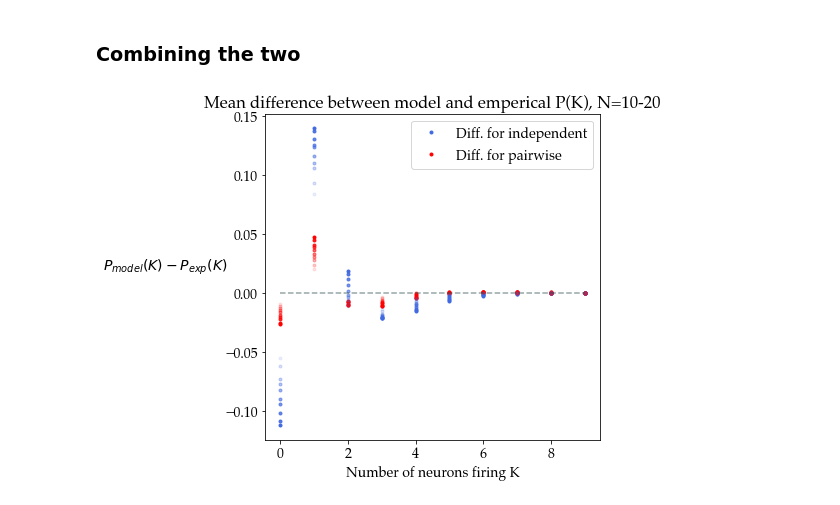
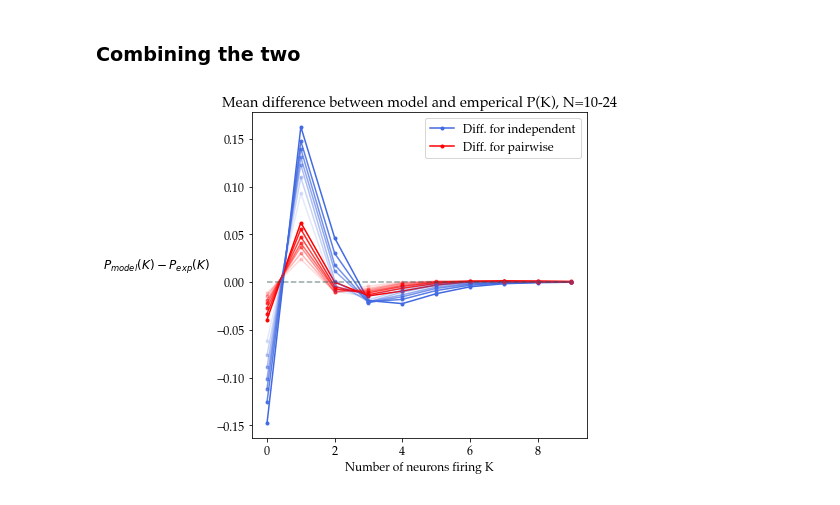
Before and after one commit to abramschon/maxent, a Jupyter notebook: notebooks/correlations.ipynb, the cells around one changed output. Cells and saved outputs as stored; diff of their text form; code cells hidden in the pictures.

```diff
--- a/notebooks/correlations.ipynb
+++ b/notebooks/correlations.ipynb
@@ -10,4 +8,4 @@ import matplotlib.pyplot as plt
 # %%
 from matplotlib import rc
 rc('font',**{'family':'serif','serif':['Palatino']})
-plt.rcParams["font.size"] = 14
+plt.rcParams["font.size"] = 12
@@ -245,13 +295,15 @@ for N in Ns[-1::-1]:
     plt.figure(figsize=(6,6))
     plt.ylim((-2.5,1))
     pks, ind_pks, _ = load_pks(N)
-    trunc = N # truncate the Ks at this number
-    plt.xticks(np.arange(trunc+1))
-    dff_ks, Ks = get_trunc_pks((ind_pks - pks)/np.clip((pks+ind_pks)/2,1e-30,1), trunc)  # when this is positive, model over predicts and negative - under-predicts
-    plt.plot(Ks,np.mean(dff_ks,axis=1),'.',color="royalblue")
+    rel_diffs, cutoff = get_relative_diffs(pks, ind_pks)
+    # when this is positive, model over predicts and negative - under-predicts
+    plt.xticks(np.arange(N+1))
+    plt.plot(np.arange(cutoff),rel_diffs,'.',color="royalblue")
     plt.xlabel("Number of neurons firing K")
     plt.ylabel("$P_{ind}(K)-P_{exp}(K)$",rotation=0,labelpad=60)
     plt.title(f"Relative diff. in independent model, N={N}")
+    top_x = round(plt.xlim()[1])
+    plt.plot(np.arange(top_x), np.zeros(top_x),"--",color="darkslategrey",alpha=0.5)
     # save to /Users/abramschonfeldt/Desktop/Masters/maxent/results/corr_plots
     plt.savefig(f"../results/corr_plots/indep{N}.jpg")
     plt.show()
@@ -292,17 +346,18 @@ Relative differences
 # %%
 Ns = list(range(10,26,3))
 # Ns = Ns + [40,100]
-trunc = 15 # truncate the Ks at this number
 plt.figure(figsize=(6,6))
 
 for N in Ns[-1::-1]:
     pks, _, ising_pks = load_pks(N)
-    dff_ks, Ks = get_trunc_pks( (ising_pks - pks)/np.clip((pks+ising_pks)/2, 1e-30,1), trunc)  # when this is positive, model over predicts and negative - under-predicts
+    rel_diffs, cutoff = get_relative_diffs(pks, ising_pks)
     alpha =  (N - np.min(Ns))/(np.max(Ns)-np.min(Ns) )
-    plt.plot(Ks,np.mean(dff_ks,axis=1),'.-',color="red", alpha=alpha)
+    plt.plot(np.arange(cutoff),rel_diffs,'.-',color="red", alpha=alpha)
     plt.xlabel("Number of neurons firing K")
     plt.ylabel("$P_{2wise}(K)-P_{exp}(K)$",rotation=0,labelpad=60)
     plt.title(f"Relative diff. in pairwise model")
 print(plt.ylim())
+top_x = round(plt.xlim()[1])
+plt.plot(np.arange(top_x), np.zeros(top_x),"--",color="darkslategrey",alpha=0.5)
 plt.show()
 # %% [output]
@@ -311,20 +366,22 @@ plt.show()
 # %% [markdown]
 As gifs:
 # %%
-Ns = np.arange(10,21) # redefine this to be 10-20
+Ns = np.arange(10,26)
 
 for N in Ns[-1::-1]:
     plt.figure(figsize=(6,6))
-    plt.ylim((-0.4,2))
+    plt.ylim((-0.4,2.11))
     pks, _, ising_pks = load_pks(N)
-    trunc = N # truncate the Ks at this number
-    plt.xticks(np.arange(trunc+1))
-    dff_ks, Ks = get_trunc_pks((ising_pks - pks)/np.clip( (ising_pks+pks)/2,1e-30,1), trunc)  # when this is positive, model over predicts and negative - under-predicts
-    plt.plot(Ks,np.mean(dff_ks,axis=1),'.',color="red")
+    rel_diffs, cutoff = get_relative_diffs(pks, ising_pks)
+    # when this is positive, model over predicts and negative - under-predicts
+    plt.xticks(np.arange(N+1))
+    plt.plot(np.arange(cutoff),rel_diffs,'.',color="red")
     plt.xlabel("Number of neurons firing K")
-    plt.ylabel("$P_{ind}(K)-P_{exp}(K)$",rotation=0,labelpad=60)
+    plt.ylabel("$P_{2wise}(K)-P_{exp}(K)$",rotation=0,labelpad=60)
     plt.title(f"Diff. in pairwise model, avg. over 10 subsets, N={N}")
+    top_x = round(plt.xlim()[1])
+    plt.plot(np.arange(top_x), np.zeros(top_x),"--",color="darkslategrey",alpha=0.5)
     # save to /Users/abramschonfeldt/Desktop/Masters/maxent/results/corr_plots
-    plt.savefig(f"../results/corr_plots/{N}.jpg")
+    plt.savefig(f"../results/corr_plots/pairwise{N}.jpg")
     plt.show()
 # %% [output]
@@ -342,22 +401,22 @@ for N in Ns[-1::-1]:
 # %% [markdown]
 ### Combining the two
 # %%
-Ns = np.arange(10,21) # redefine this to be 10-20
+Ns = np.arange(10,25,2) # redefine this to be 10-20
 trunc = 10 # truncate the Ks at this number
 plt.figure(figsize=(6,6))
 
 for N in Ns[-1::-1]:
     pks, indep_pks, ising_pks = load_pks(N)
     dff_indep_ks, Ks = get_trunc_pks(indep_pks - pks, trunc)
     dff_ising_ks, Ks = get_trunc_pks(ising_pks - pks, trunc)
     alpha =  (N - np.min(Ns))/(np.max(Ns)-np.min(Ns) )
-    plt.plot(Ks,np.mean(dff_indep_ks,axis=1),'.',color="royalblue", alpha=alpha)
-    plt.plot(Ks,np.mean(dff_ising_ks,axis=1),'.',color="red", alpha=alpha)
+    plt.plot(Ks,np.mean(dff_indep_ks,axis=1),'.-',color="royalblue", alpha=alpha)
+    plt.plot(Ks,np.mean(dff_ising_ks,axis=1),'.-',color="red", alpha=alpha)
     plt.xlabel("Number of neurons firing K")
     plt.ylabel("$P_{model}(K)-P_{exp}(K)$",rotation=0,labelpad=60)
     plt.title(f"Mean difference between model and emperical P(K), N={Ns[0]}-{Ns[-1]}")
 plt.legend(['Diff. for independent', 'Diff. for pairwise'])
 plt.plot(np.arange(trunc), np.zeros(trunc),"--",color="darkslategrey",alpha=0.5)
 plt.show()
 # %% [output]
-[figure, old version]
+[figure, new version]
```
Also changed, not shown: parts of 37 cells of this notebook.
